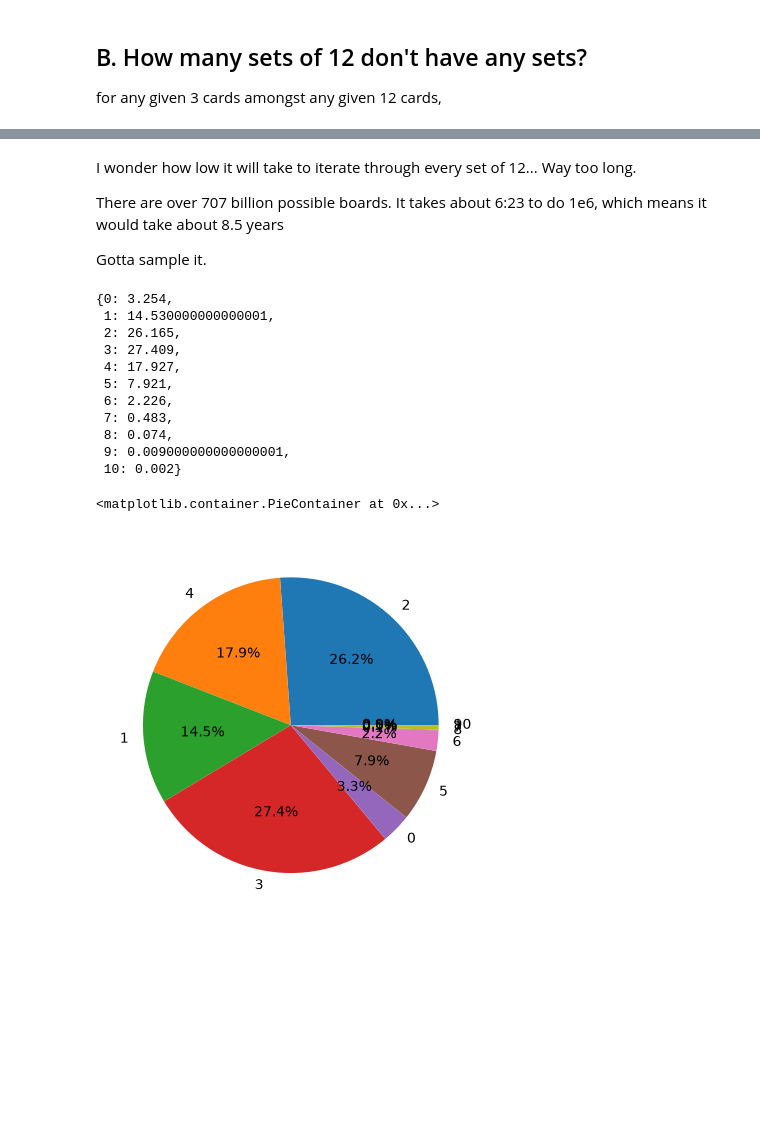
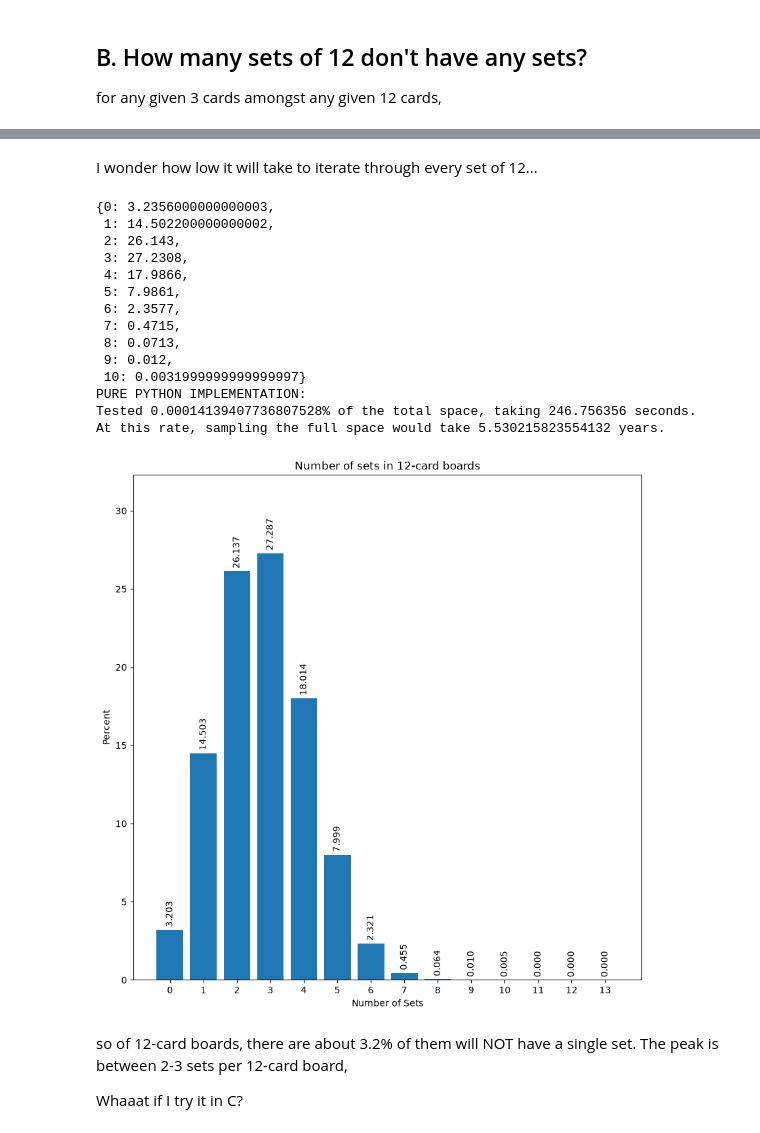
Before and after one commit to JayTongue/set_game, a Jupyter notebook: modeling.ipynb, the cells around one changed output, grey strips where cells are left out. Drawn from its saved outputs; the diff is of its cells as text; code cells hidden in the pictures; blank space fills up the shorter version.

```diff
--- a/modeling.ipynb
+++ b/modeling.ipynb
@@ -179,11 +183,5 @@ for comb in combinations(range(12), 3):
 # %% [markdown]
 I wonder how low it will take to iterate through every set of 12...
-Way too long.
-
-There are over 707 billion possible boards. It takes about 6:23 to do 1e6, which means it would take about 8.5 years
-
-
-Gotta sample it.
 # %%
 total_boards = 707_243_201_847
 every_possible_card = [] #81 cards, not too much RAM
@@ -193,8 +191,9 @@ for a in range(3):
             for d in range(3):
                 every_possible_card.append([a, b, c, d])
 
+start_time = datetime.now()
 set_counter = defaultdict(int)
-trials = int(1e5)
+trials = int(1e6)
 for _ in tqdm(range(trials)):
     combo = random.sample(every_possible_card, 12)
 # for combo in tqdm(combinations(every_possible_card, 12)):
@@ -202,27 +201,54 @@ for _ in tqdm(range(trials)):
     set_counter[n_sets] += 1
     # if counter % int(1e9) == 0:
     #     print(f'{100*(counter/total_boards)}%' )
+taken_time = datetime.now() - start_time
 
 outcomes = {k: 100*(v/trials) for k, v in set_counter.items()}
 pprint(outcomes)
+
+
+sampled_pct = trials / total_boards
+
+print('PURE PYTHON IMPLEMENTATION:')
+print(f'Tested {sampled_pct*100}% of the total space, taking {taken_time.total_seconds()} seconds.')
+print(f'At this rate, sampling the full space would take {(taken_time.total_seconds() / sampled_pct) / (365.2425 * 24 * 60 * 60)} years.')
 # %% [output]
-{0: 3.254,
- 1: 14.530000000000001,
- 2: 26.165,
- 3: 27.409,
- 4: 17.927,
- 5: 7.921,
- 6: 2.226,
- 7: 0.483,
- 8: 0.074,
- 9: 0.009000000000000001,
- 10: 0.002}
+{0: 3.2356000000000003,
+ 1: 14.502200000000002,
+ 2: 26.143,
+ 3: 27.2308,
+ 4: 17.9866,
+ 5: 7.9861,
+ 6: 2.3577,
+ 7: 0.4715,
+ 8: 0.0713,
+ 9: 0.012,
+ 10: 0.0031999999999999997}
+PURE PYTHON IMPLEMENTATION:
+Tested 0.00014139407736807528% of the total space, taking 246.756356 seconds.
+At this rate, sampling the full space would take 5.530215823554132 years.
 # %%
-labels = outcomes.keys()
-sizes = outcomes.values()
+# sort by number of sets
+items = sorted(outcomes.items())
 
-fix, ax = plt.subplots()
-ax.pie(sizes, labels=labels, autopct='%1.1f%%')
+labels = np.array([k for k, v in items], dtype=float)
+sizes = np.array([v for k, v in items], dtype=float)
+
+fig, ax = plt.subplots(figsize=(10, 10))
+bars = ax.bar(labels, sizes)
+
+# labels on each bar
+ax.bar_label(bars, labels=[f"{v:.3f}" for v in sizes], padding=3, rotation=90)
+ax.set_ylim(0, max(sizes)+5)
+ax.set_xticks(labels)
+ax.set_title("Number of sets in 12-card boards")
+ax.set_xlabel("Number of Sets")
+ax.set_ylabel("Percent")
+
+plt.show()
 # %% [output]
-<matplotlib.container.PieContainer at 0x...>
-[figure, old version]
+[figure, new version]
+# %% [markdown]
+so of 12-card boards, there are about 3.2% of them will NOT have a single set. The peak is between 2-3 sets per 12-card board,
+
+Whaaat if I try it in C?
```
Also changed, not shown: parts of 5 cells of this notebook, 2 other files.
